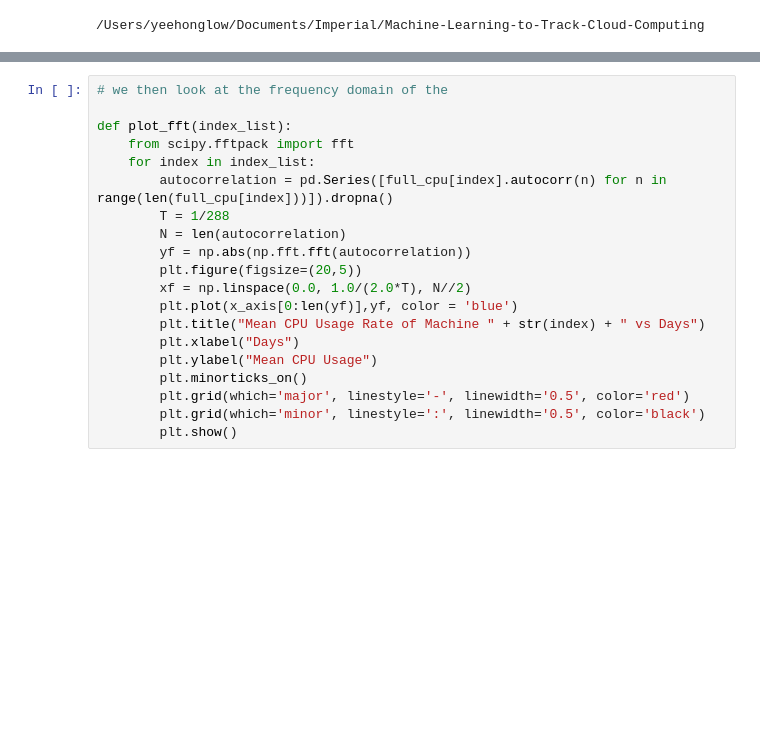
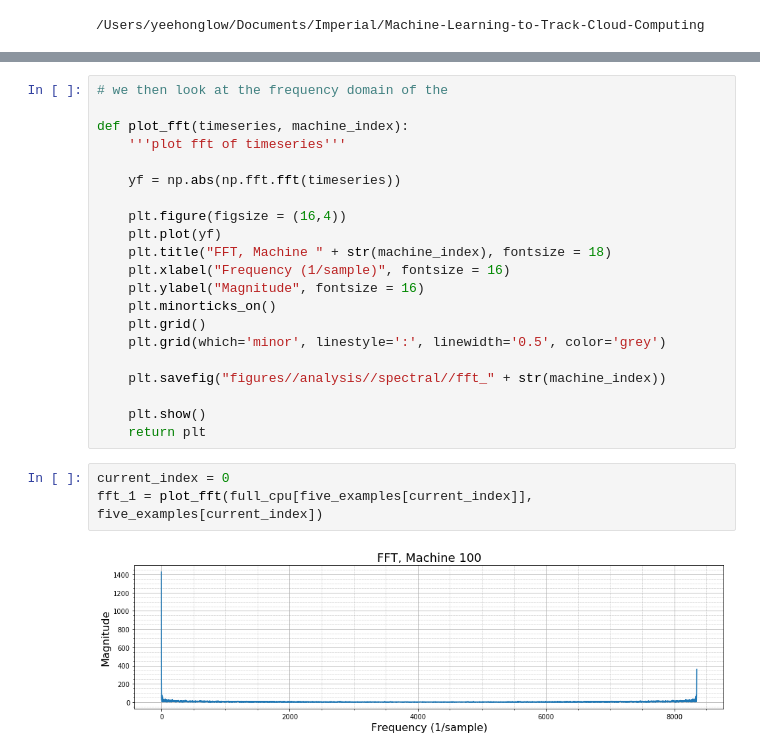
Before and after one commit to yhl116/Machine-Learning-to-Track-Cloud-Computing, a Jupyter notebook: analysis/Spectral Analysis.ipynb, the cells around one changed output, grey strips where cells are left out. Drawn from its saved outputs; the diff is of its cells as text; blank space fills up the shorter version.

```diff
--- a/analysis/Spectral Analysis.ipynb
+++ b/analysis/Spectral Analysis.ipynb
@@ -30,20 +40,26 @@ for x in range (0,len(np_cpu)):
 # %%
 # we then look at the frequency domain of the
 
-def plot_fft(index_list):
-    from scipy.fftpack import fft
-    for index in index_list:
-        autocorrelation = pd.Series([full_cpu[index].autocorr(n) for n in range(len(full_cpu[index]))]).dropna()
-        T = 1/288
-        N = len(autocorrelation)
-        yf = np.abs(np.fft.fft(autocorrelation))
-        plt.figure(figsize=(20,5))
-        xf = np.linspace(0.0, 1.0/(2.0*T), N//2)
-        plt.plot(x_axis[0:len(yf)],yf, color = 'blue')
-        plt.title("Mean CPU Usage Rate of Machine " + str(index) + " vs Days")
-        plt.xlabel("Days")
-        plt.ylabel("Mean CPU Usage")
-        plt.minorticks_on()
-        plt.grid(which='major', linestyle='-', linewidth='0.5', color='red')
-        plt.grid(which='minor', linestyle=':', linewidth='0.5', color='black')
-        plt.show()
+def plot_fft(timeseries, machine_index):
+    '''plot fft of timeseries'''
+
+    yf = np.abs(np.fft.fft(timeseries))
+
+    plt.figure(figsize = (16,4))
+    plt.plot(yf)
+    plt.title("FFT, Machine " + str(machine_index), fontsize = 18)
+    plt.xlabel("Frequency (1/sample)", fontsize = 16)
+    plt.ylabel("Magnitude", fontsize = 16)
+    plt.minorticks_on()
+    plt.grid()
+    plt.grid(which='minor', linestyle=':', linewidth='0.5', color='grey')
+
+    plt.savefig("figures//analysis//spectral//fft_" + str(machine_index))
+
+    plt.show()
+    return plt
+# %%
+current_index = 0
+fft_1 = plot_fft(full_cpu[five_examples[current_index]], five_examples[current_index])
+# %% [output]
+[figure, added]
```
Also changed, not shown: parts of 11 cells of this notebook, 15 other files.
